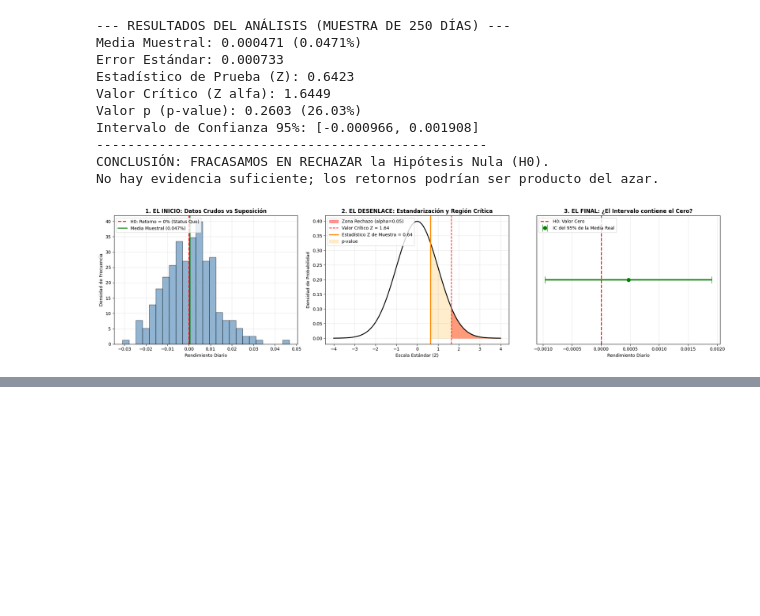
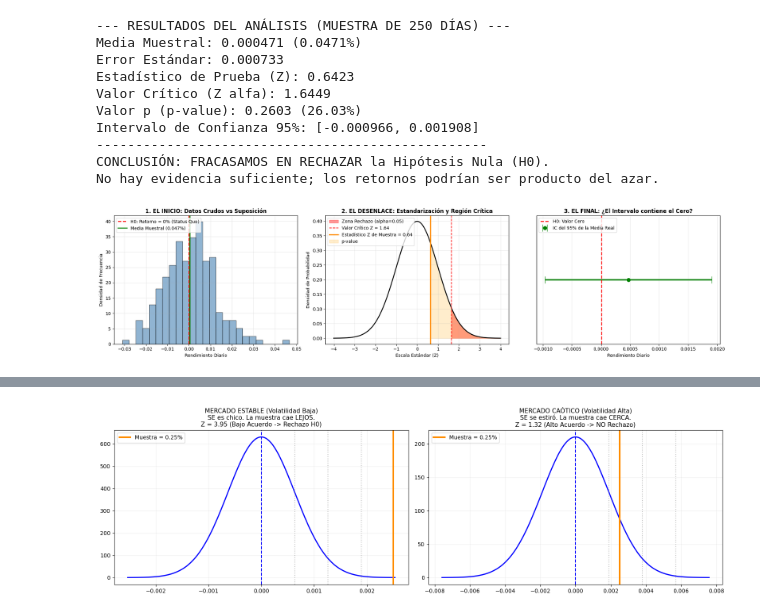
Before and after one commit to ADRIANVM117/quant-research-notes, a Jupyter notebook: quant_analysis/hyphotesis_testing.ipynb, the cells around one changed output, grey strips where cells are left out. Drawn from its saved outputs; the diff is of its cells as text; code cells hidden in the pictures; blank space fills up the shorter version.

```diff
--- a/quant_analysis/hyphotesis_testing.ipynb
+++ b/quant_analysis/hyphotesis_testing.ipynb
@@ -170,0 +238,47 @@ plt.show()
+# %%
+# Parámetros fijos
+mu_0 = 0.0000           # Teoría H0: Rendimiento = 0%
+media_muestral = 0.0025  # Realidad: El algoritmo rindió 0.25%
+sample_size = 250        # Días de muestra
+
+# ESCENARIO 1: Volatilidad Baja (Mercado estable, datos muy concentrados)
+vol_baja = 0.0100        # 1.0% de volatilidad diaria
+se_baja = vol_baja / np.sqrt(sample_size)
+z_baja = (media_muestral - mu_0) / se_baja
+
+# ESCENARIO 2: Volatilidad Alta (Mercado caótico, datos muy dispersos)
+vol_alta = 0.0300        # 3.0% de volatilidad diaria (El triple)
+se_alta = vol_alta / np.sqrt(sample_size)
+z_alta = (media_muestral - mu_0) / se_alta
+
+# Graficar ambos escenarios uno al lado del otro
+fig, axes = plt.subplots(1, 2, figsize=(16, 5), sharey=False)
+
+# ---- GRÁFICO izquierda: Volatilidad Baja ----
+x1 = np.linspace(mu_0 - 4*se_baja, mu_0 + 4*se_baja, 1000)
+axes[0].plot(x1, stats.norm.pdf(x1, mu_0, se_baja), color='blue', lw=2)
+axes[0].axvline(mu_0, color='blue', linestyle='--')
+axes[0].axvline(media_muestral, color='darkorange', lw=3, label=f'Muestra = {media_muestral*100:.2f}%')
+# Dibujar los pasos de SE
+for i in range(1, 4):
+    axes[0].axvline(mu_0 + i*se_baja, color='gray', linestyle=':', alpha=0.5)
+axes[0].set_title(f"MERCADO ESTABLE (Volatilidad Baja)\nSE es chico. La muestra cae LEJOS.\nZ = {z_baja:.2f} (Bajo Acuerdo -> Rechazo H0)", fontsize=11)
+axes[0].legend()
+axes[0].grid(alpha=0.2)
+
+# ---- GRÁFICO derecha: Volatilidad Alta ----
+x2 = np.linspace(mu_0 - 4*se_alta, mu_0 + 4*se_alta, 1000)
+axes[1].plot(x2, stats.norm.pdf(x2, mu_0, se_alta), color='blue', lw=2)
+axes[1].axvline(mu_0, color='blue', linestyle='--')
+axes[1].axvline(media_muestral, color='darkorange', lw=3, label=f'Muestra = {media_muestral*100:.2f}%')
+# Dibujar los pasos de SE
+for i in range(1, 4):
+    axes[1].axvline(mu_0 + i*se_alta, color='gray', linestyle=':', alpha=0.5)
+axes[1].set_title(f"MERCADO CAÓTICO (Volatilidad Alta)\nSE se estiró. La muestra cae CERCA.\nZ = {z_alta:.2f} (Alto Acuerdo -> NO Rechazo)", fontsize=11)
+axes[1].legend()
+axes[1].grid(alpha=0.2)
+
+plt.tight_layout()
+plt.show()
+# %% [output]
+[figure, added]
```
Also changed, not shown: parts of 2 cells of this notebook.
